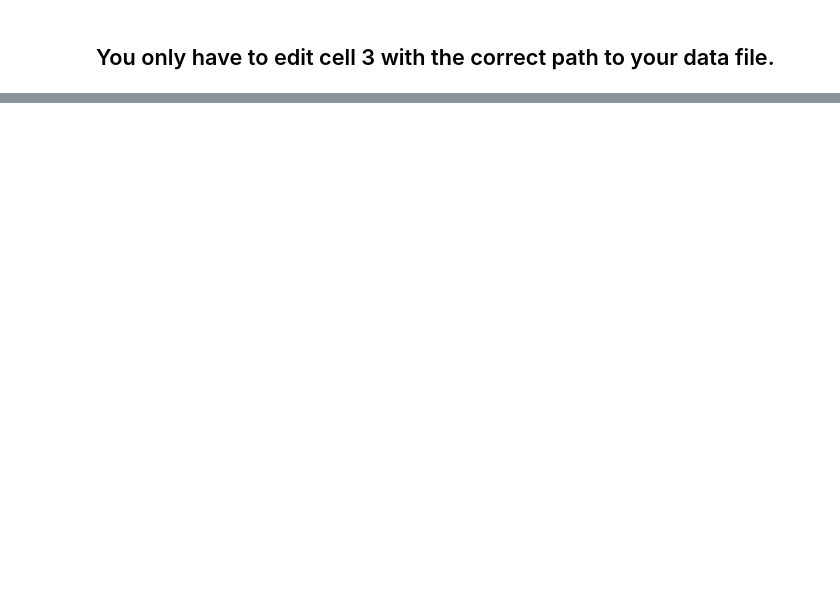
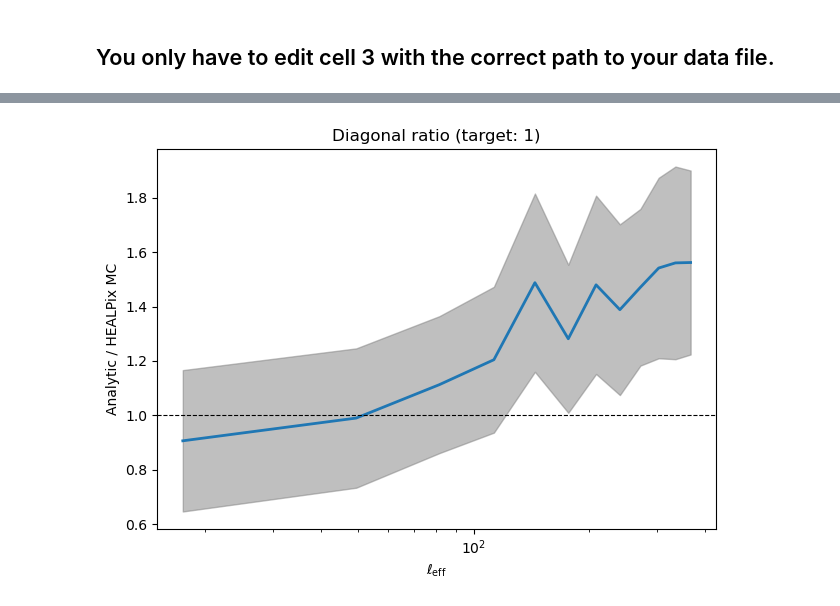
Before and after one commit to elyas-farah/cpcl_gpu, a Jupyter notebook: cpcl_paper_catalog.ipynb, the cells around one changed output, grey strips where cells are left out. Saved outputs shown, nothing was run; the diff lists cells and outputs as text; code cells hidden in the pictures; blank space fills up the shorter version.

```diff
--- a/cpcl_paper_catalog.ipynb
+++ b/cpcl_paper_catalog.ipynb
@@ -35,7 +35,10 @@ n_chunks = n_data
 # %%
-RA = data['RA'][: n_sources]
-DEC = data['DEC'][: n_sources]
-DM = data['series']['DM'][: n_sources]
+
+
+
+RA = data['ra']
+DEC = data['dec']
+DM = data['DM']
 # DM_gaussian = data['series']['DM_gaussian']
 # DM_lognormal = data['series']['DM_lognormal']
 
@@ -97,7 +79,10 @@ def sum_matrices(pos, w, TB, lmax, full_ells, Sl_unbinned, noise_variance, chunk
     carry_init = jnp.zeros((dim_cov, dim_cov))
 
     N_xi = 100 * lmax
-    cos_theta_grid = jnp.linspace(-1.0, 1.0, N_xi)
+    # Uniform in theta (not cos theta) gives dense sampling near theta=0,
+    # resolving the rapidly-oscillating Legendre polynomials at large ell.
+    # linspace(pi, 0) -> cos goes from -1 to +1 (ascending, required by jnp.interp).
+    cos_theta_grid = jnp.cos(jnp.linspace(jnp.pi, 0.0, N_xi))
     P_1d    = compute_legendre_jitted(cos_theta_grid, lmax)
     xi_grid = jnp.einsum('l, lk -> k',
                          (2 * full_ells + 1) * Sl_unbinned, P_1d) / 4.0 / np.pi
@@ -112,6 +97,7 @@ def sum_matrices(pos, w, TB, lmax, full_ells, Sl_unbinned, noise_variance, chunk
 
         def sum_over_j(j, carr_j):
             # Exploit f(i,j,a,b) = f(j,i,b,a): only compute j >= i, multiply by 4.
+            # For j == i (intra-chunk), use upper triangle to avoid double-counting k<->m.
             def compute_j(_):
                 posj = lax.dynamic_slice(pos, (0, j * chunk_size), (2, chunk_size))
                 wj   = lax.dynamic_slice(w,   (j * chunk_size,),  (chunk_size,))
@@ -175,3 +161,6 @@ def sum_matrices(pos, w, TB, lmax, full_ells, Sl_unbinned, noise_variance, chunk
         return lax.fori_loop(0, n_chunks, sum_over_j, carr_i)
 
     return lax.fori_loop(0, n_chunks, sum_over_i, carry_init)
+
+
+sum_matrices_jitted = jit(sum_matrices, static_argnames=('lmax', 'chunk_size'))
@@ -474,0 +249,26 @@ plt.show()
+# %%
+ell_eff = data['pcl_ell_eff']
+
+fig, axes = plt.subplots()
+
+Cov_sim = cov
+
+# --- Right: ratio analytic / simulation ---
+ax = axes
+ax.semilogx(ell_eff, np.diag(cov_gpu_th) / np.diag(Cov_sim), lw=2)
+ax.fill_between(ell_eff,
+                (np.diag(cov_gpu_th) / np.diag(Cov_sim)) * (1 - np.sqrt(np.diag(cov_err) / np.diag(cov))),
+                (np.diag(cov_gpu_th) / np.diag(Cov_sim)) * (1 + np.sqrt(np.diag(cov_err) / np.diag(cov))),
+                color='gray', alpha=0.5, label='Jackknife error on data covariance')
+ax.axhline(1.0, color='k', ls='--', lw=0.8)
+ax.set_xlabel(r'$\ell_{\rm eff}$')
+ax.set_ylabel('Analytic / HEALPix MC')
+ax.set_title('Diagonal ratio (target: 1)')
+
+plt.tight_layout()
+plt.show()
+
+np.savez("covariance_forecast.npz", cov=cov_gpu_th, ell_eff=ell_eff, cov_err=cov_err, sigma_data=sigma_data, sigma_data_err=sigma_data_err)
+#np.savez("covariance_catalog.npz", cov=cov_gpu_th, ell_eff=ell_eff, cov_err=cov_err, sigma_data=sigma_data, sigma_data_err=sigma_data_err)
+# %% [output]
+[figure, added]
```
Also changed, not shown: parts of 14 cells of this notebook, 10 other files.
